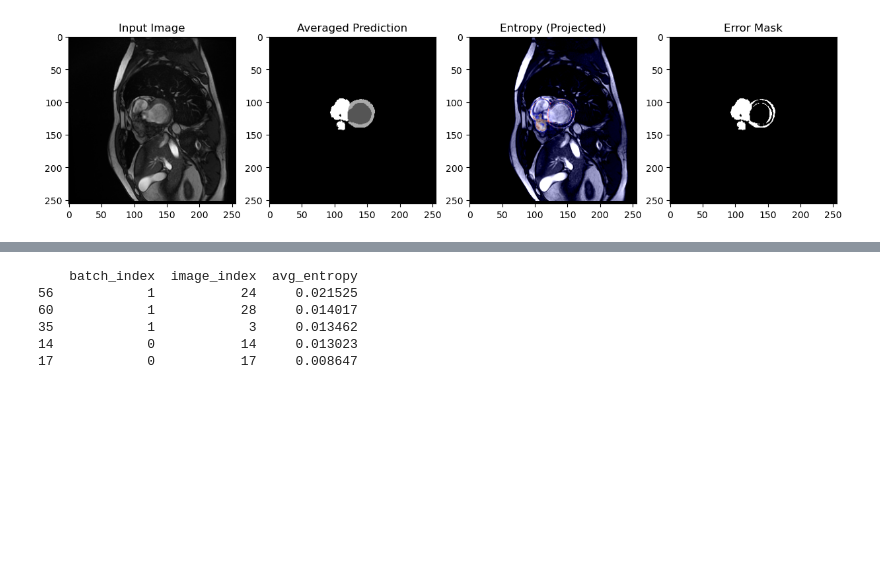
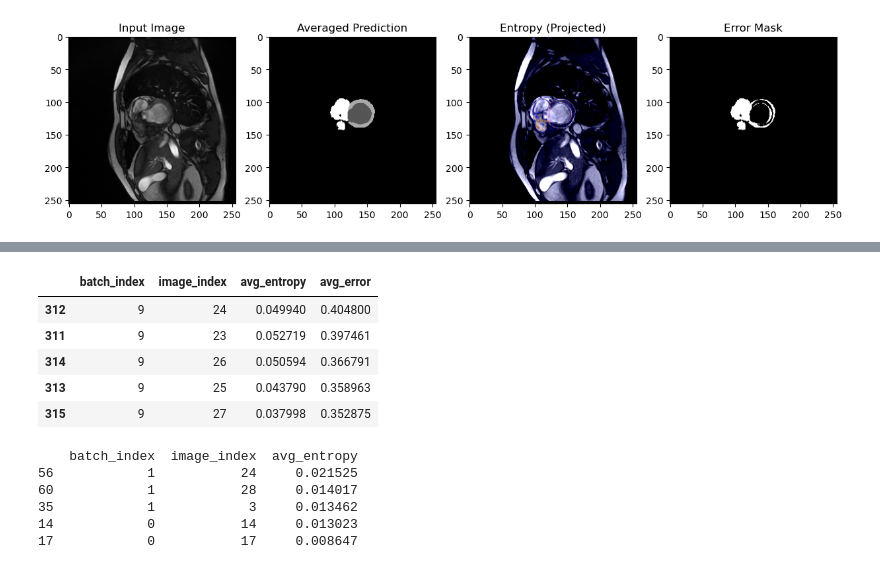
Before and after one commit to youssefshawki9/uncertainty-interactive-visualization-backend, a Jupyter notebook: src/notebooks/lab_draft.ipynb, the cells around one changed output, grey strips where cells are left out. Drawn from its saved outputs; the diff is of its cells as text; code cells hidden in the pictures; blank space fills up the shorter version.

Commit message:
Added computation of average error for the dataframe Edited the lab_draft file to showcase new functionality added comments to api_utils and cleaned up compute_entropy_dataframe

```diff
--- a/src/notebooks/lab_draft.ipynb
+++ b/src/notebooks/lab_draft.ipynb
@@ -361,0 +322,77 @@ df.head()
+# %%
+import pandas as pd
+
+def load_model():
+    # load model using checkpoint instead of config file
+    checkpoint_path = '../../checkpoints/mnmv2-11-52_29-10-2024.ckpt'
+
+
+    checkpoint = torch.load(checkpoint_path, map_location=torch.device("cpu"))
+    model_state_dict = checkpoint['state_dict']
+    model_state_dict = {k.replace('model.model.', 'model.'): v for k, v in model_state_dict.items() if k.startswith('model.')}
+    model_config = checkpoint['hyper_parameters']['cfgs']
+
+
+
+    model = UNet(
+        spatial_dims=model_config['unet']['spatial_dims'],
+        in_channels=model_config['unet']['in_channels'],
+        out_channels=model_config['unet']['out_channels'],
+        channels=[model_config['unet']['n_filters_init'] * 2 ** i for i in range(model_config['unet']['depth'])],
+        strides=[2] * (model_config['unet']['depth'] - 1),
+        num_res_units=4
+    )
+
+    model.load_state_dict(model_state_dict)
+
+    return model
+
+
+def compute_entropy_dataframe(model, data_loader=test_loader):
+
+    model = load_model()
+    model = model.cuda() #move model to gpu
+    model.eval() #set to eval mode. disables dropout layers too.
+
+    statistics = []
+
+    softmax = torch.nn.Softmax(dim=1)
+
+    with torch.no_grad():
+        for i, batch in enumerate(data_loader):
+            img_batch = batch['input'].cuda()
+
+            #get predictions of all images in batch in parallel
+            pred = model(img_batch)
+            prob = softmax(pred)
+
+            #Compute statistics for the predictictions
+            entropy = Categorical(probs=prob.moveaxis(1, 3)).entropy()
+            avg_entropies = entropy.mean(dim=(1, 2)).tolist()
+            error = (prob.argmax(dim=1)!=batch['target'].cuda().squeeze()).float()
+            avg_error = error.mean(dim=(1,2)).tolist()
+            if i==1: #Have a look at tensor shapes; all need to be equal to entropy.shape, as we know that one is correct
+                print(f"entropy shape: {entropy.shape}")
+                print(f"error shape: {error.shape}")
+                print(f"probabilities shape: {prob.argmax(dim=1).shape}")
+                print(f"target shape: {batch["target"].squeeze().shape}")
+            # Compute other uncertainty measures here
+            # TODO
+
+            #Generate index columns specifying batch and image_no
+            batch_indices = torch.full((img_batch.shape[0],), i, dtype=torch.int)
+            image_indices = torch.arange(img_batch.shape[0])
+
+            #TODO add the new measures to the zip (Don't forget to give the column a name as well when constructing the dataframe)
+            statistics.extend(
+                zip(batch_indices.tolist(), image_indices.tolist(), avg_entropies, avg_error)
+            )
+
+    #Construct the dataframe
+    df = pd.DataFrame(statistics, columns=['batch_index', 'image_index', 'avg_entropy', 'avg_error'])
+    df = df.sort_values(by='avg_error', ascending=False) #Sorting is optional, as this will be changed on the client's side
+    return df
+
+df = compute_entropy_dataframe(unet, test_loader)
+df.head()
+# %% [output]
@@ -362,3 +403,9 @@ df.head()
+|  | batch_index | image_index | avg_entropy | avg_error |
+| 312 | 9 | 24 | 0.049940 | 0.404800 |
+| 311 | 9 | 23 | 0.052719 | 0.397461 |
+| 314 | 9 | 26 | 0.050594 | 0.366791 |
+| 313 | 9 | 25 | 0.043790 | 0.358963 |
+| 315 | 9 | 27 | 0.037998 | 0.352875 |
 # %%
 datamodule.setup('test')
 test_loader = datamodule.test_dataloader()
```
Also changed, not shown: parts of 7 cells of this notebook, 1 other file.
